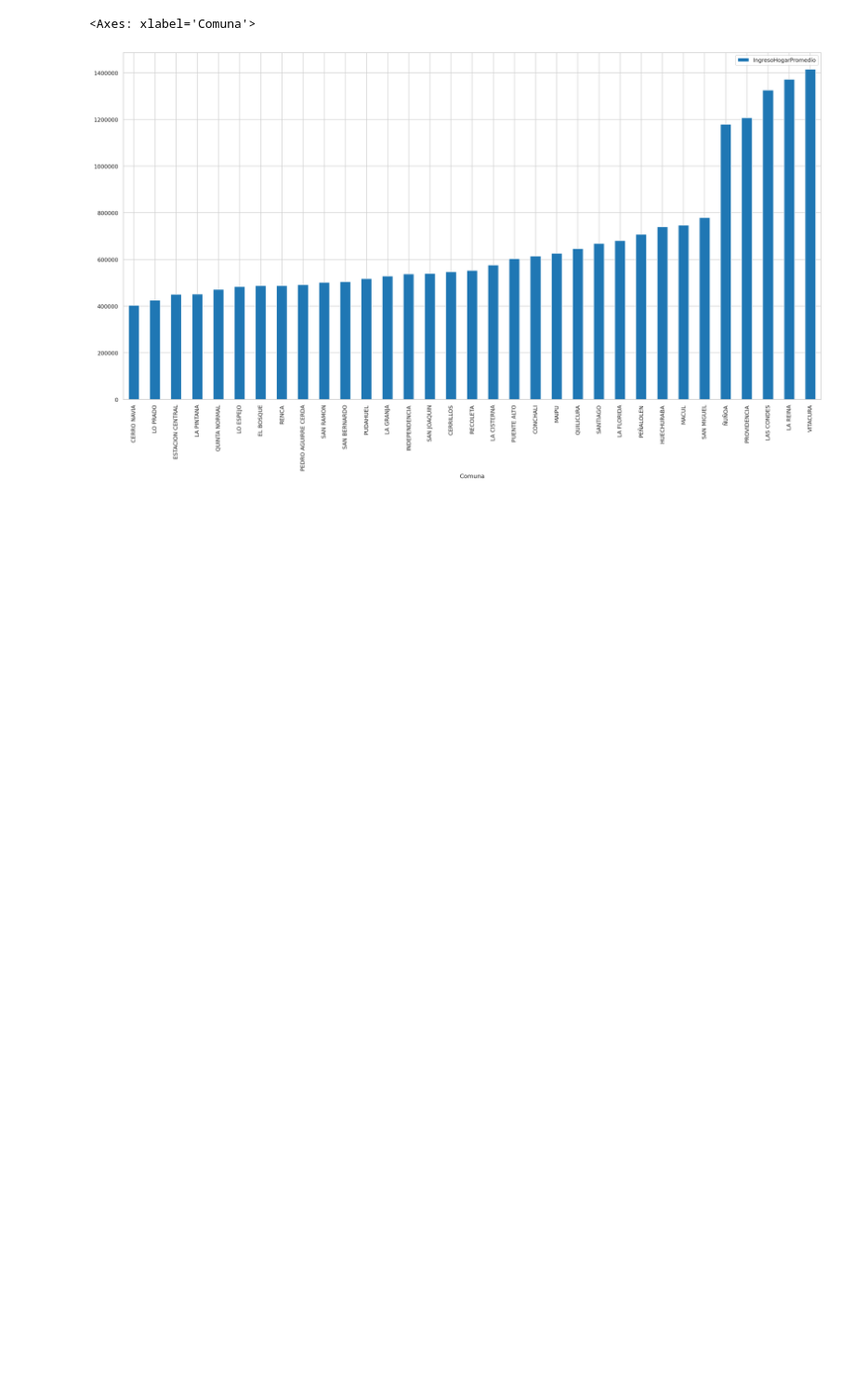
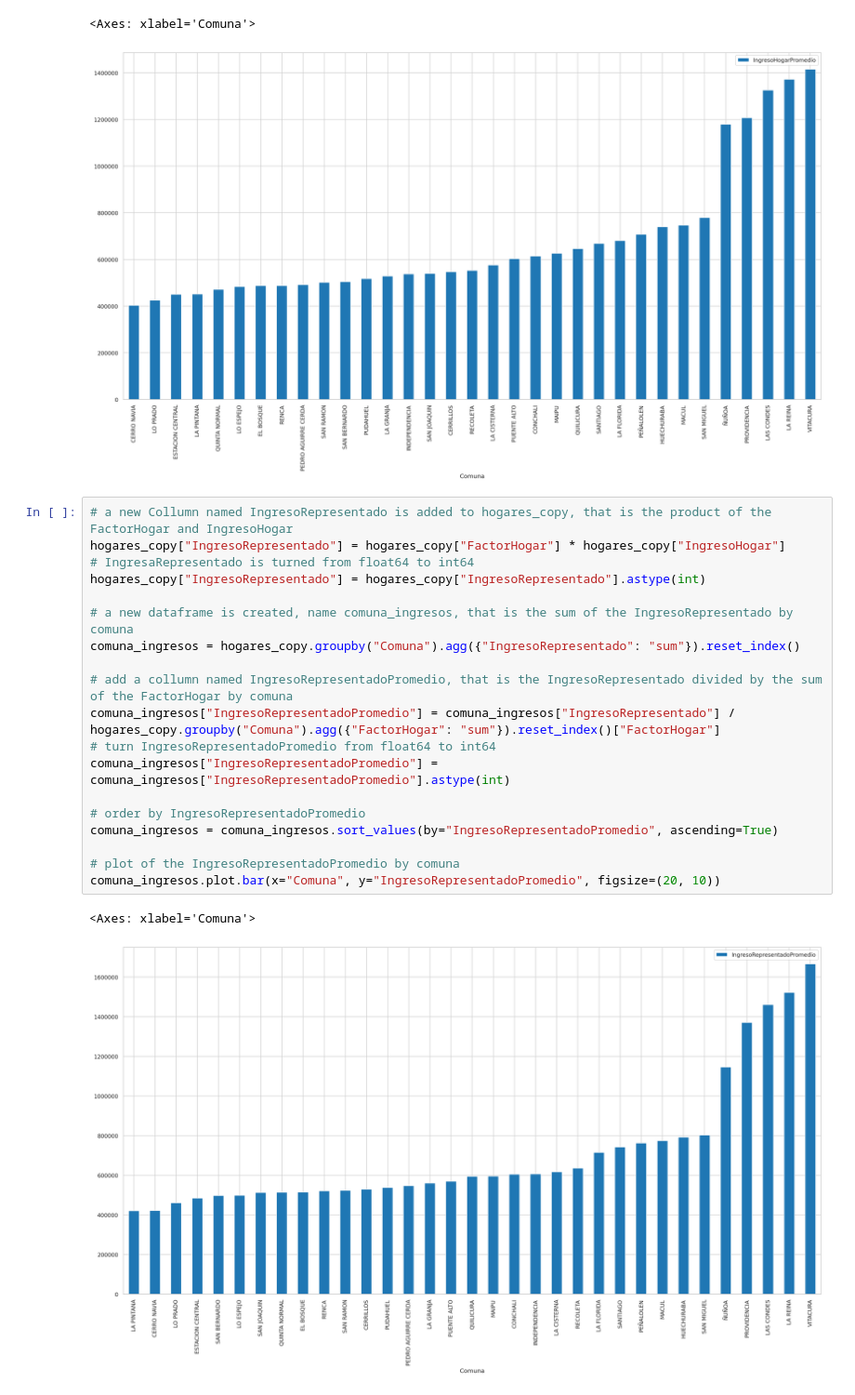
Before and after one commit to IgnacioTorr/aves, a Jupyter notebook: notebooks/vis-course/2024-otoño/Hito_copy.ipynb, the cells around one changed output. Shown at 93% size. Drawn from its saved outputs; the diff is of its cells as text; blank space fills up the shorter version.

Commit message:
feat: used another method to calculate ingreso representado

```diff
--- a/notebooks/vis-course/2024-otoño/Hito_copy.ipynb
+++ b/notebooks/vis-course/2024-otoño/Hito_copy.ipynb
@@ -310,3 +310,25 @@ comuna_ingresos.plot.bar(x="Comuna", y="IngresoHogarPromedio", figsize=(20, 10))
 # %% [output]
 <Axes: xlabel='Comuna'>
 [figure]
+# %%
+# a new Collumn named IngresoRepresentado is added to hogares_copy, that is the product of the FactorHogar and IngresoHogar
+hogares_copy["IngresoRepresentado"] = hogares_copy["FactorHogar"] * hogares_copy["IngresoHogar"]
+# IngresaRepresentado is turned from float64 to int64
+hogares_copy["IngresoRepresentado"] = hogares_copy["IngresoRepresentado"].astype(int)
+
+# a new dataframe is created, name comuna_ingresos, that is the sum of the IngresoRepresentado by comuna
+comuna_ingresos = hogares_copy.groupby("Comuna").agg({"IngresoRepresentado": "sum"}).reset_index()
+
+# add a collumn named IngresoRepresentadoPromedio, that is the IngresoRepresentado divided by the sum of the FactorHogar by comuna
+comuna_ingresos["IngresoRepresentadoPromedio"] = comuna_ingresos["IngresoRepresentado"] / hogares_copy.groupby("Comuna").agg({"FactorHogar": "sum"}).reset_index()["FactorHogar"]
+# turn IngresoRepresentadoPromedio from float64 to int64
+comuna_ingresos["IngresoRepresentadoPromedio"] = comuna_ingresos["IngresoRepresentadoPromedio"].astype(int)
+
+# order by IngresoRepresentadoPromedio
+comuna_ingresos = comuna_ingresos.sort_values(by="IngresoRepresentadoPromedio", ascending=True)
+
+# plot of the IngresoRepresentadoPromedio by comuna
+comuna_ingresos.plot.bar(x="Comuna", y="IngresoRepresentadoPromedio", figsize=(20, 10))
+# %% [output]
+<Axes: xlabel='Comuna'>
+[figure, added]
```
